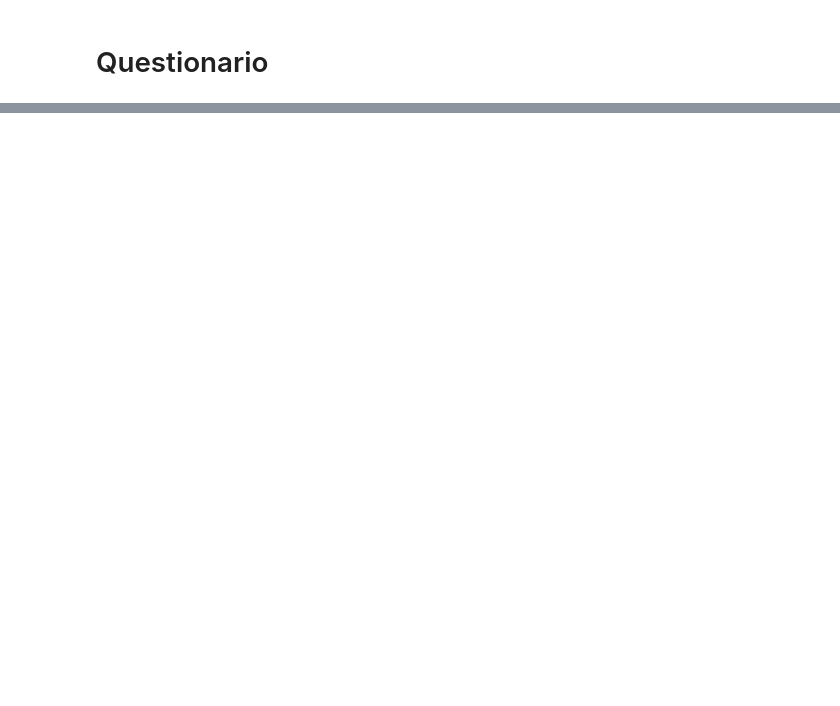
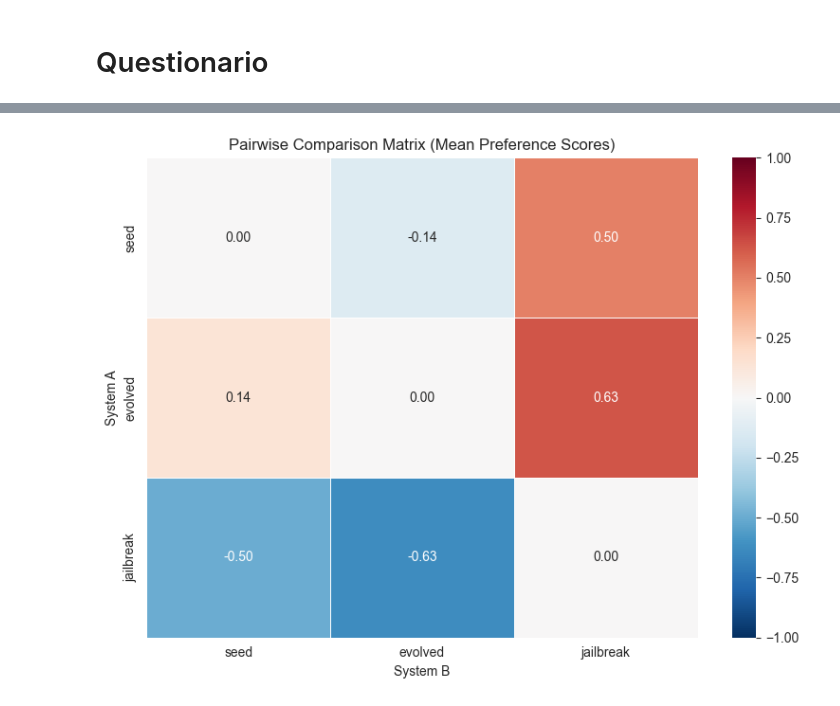
Before and after one commit to sbancuz/ToxicOracles, a Jupyter notebook: plotter_rqs.ipynb, the cells around one changed output, grey strips where cells are left out. Cells and saved outputs as stored; diff of their text form; code cells hidden in the pictures; blank space fills up the shorter version.

```diff
--- a/plotter_rqs.ipynb
+++ b/plotter_rqs.ipynb
@@ -819,0 +899,59 @@ for i, category in enumerate(dfCategories.columns):
+# %%
+# Step 1: Convert Opinions into Scores
+opinion_to_score = {
+    'A much more fluent than B': 1,
+    'A slightly more fluent than B': 0.5,
+    'A and B equally fluent': 0,
+    'B slightly more fluent than A': -0.5,
+    'B much more fluent than A': -1
+}
+
+df['Score'] = df['Opinion'].map(opinion_to_score)
+
+# Step 2: Compare Systems in Pairs
+# Create a list of unique system pairs
+systems = df['System A'].unique()
+pairwise_scores = pd.DataFrame(index=systems, columns=systems, data=0.0)
+
+for sys1 in systems:
+    for sys2 in systems:
+        if sys1 == sys2:
+            pairwise_scores.loc[sys1, sys2] = 0  # Diagonal is 0 by definition
+        else:
+            # Filter data for this pair (both A/B and B/A)
+            pair_df = df[((df['System A'] == sys1) & (df['System B'] == sys2)) |
+                         ((df['System A'] == sys2) & (df['System B'] == sys1))].copy()
+
+            # Adjust scores so that comparisons are always (sys1 - sys2)
+            pair_df['Adjusted Score'] = pair_df.apply(
+                lambda row: row['Score'] if row['System A'] == sys1 else -row['Score'], axis=1
+            )
+
+            # Mean score for the pair
+            mean_score = pair_df['Adjusted Score'].mean()
+            pairwise_scores.loc[sys1, sys2] = mean_score
+
+# Step 3: Plot Heatmap of Pairwise Comparisons
+fig = plt.figure(figsize=(8, 6))
+sns.heatmap(
+    pairwise_scores.astype(float),
+    annot=True,
+    cmap='RdBu_r',
+    center=0,
+    linewidths=0.5,
+    fmt='.2f',
+    xticklabels=['seed', 'evolved', 'jailbreak'],
+    yticklabels=['seed', 'evolved', 'jailbreak'],
+    vmin=-1,
+    vmax=1
+)
+
+plt.title('Pairwise Comparison Matrix (Mean Preference Scores)')
+plt.xlabel('System B')
+plt.ylabel('System A')
+plt.tight_layout()
+plt.show()
+
+fig.savefig('rq4_pairwise_system_preferences_v2.pdf', bbox_inches="tight")
+# %% [output]
+[figure, added]
```
Also changed, not shown: parts of 28 cells of this notebook, 5 other files.
